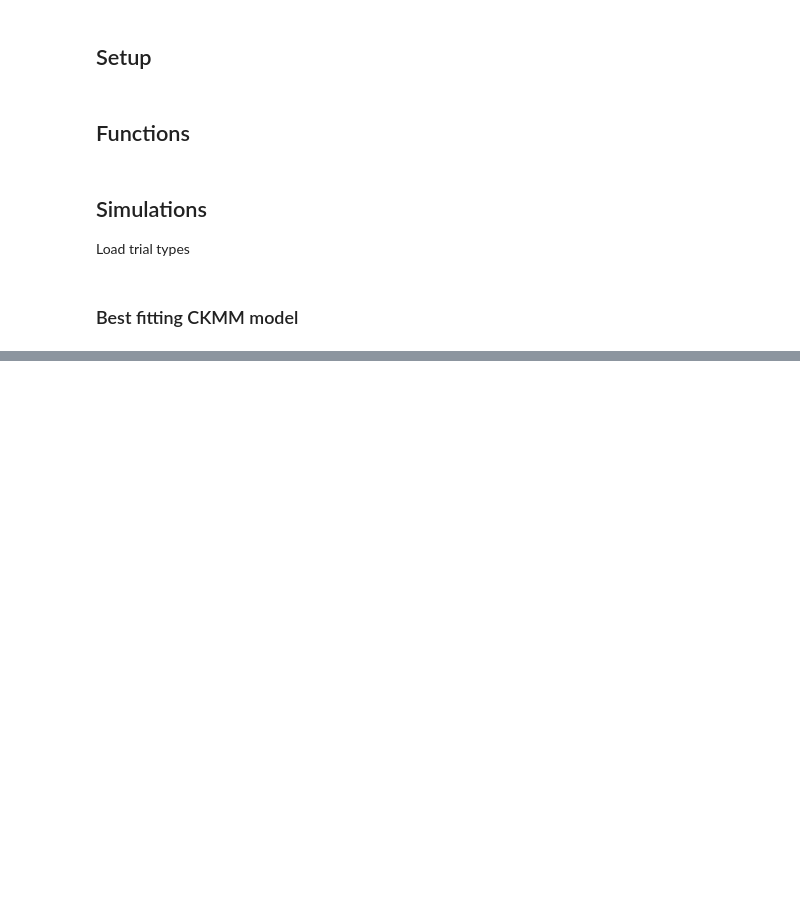
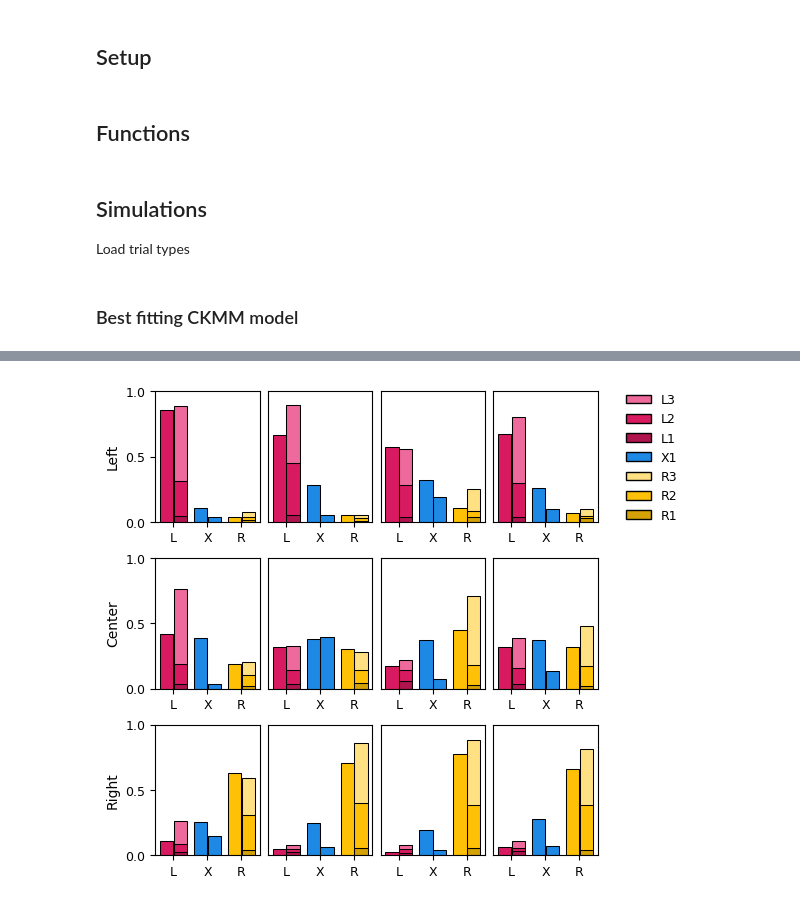
Before and after one commit to katie-warburton/Sequence-Effects-in-Hierarchical-Category-Systems, a Jupyter notebook: Order Effect Simulations.ipynb, the cells around one changed output, grey strips where cells are left out. Cells and saved outputs as stored; diff of their text form; code cells hidden in the pictures; blank space fills up the shorter version.

```diff
--- a/Order Effect Simulations.ipynb
+++ b/Order Effect Simulations.ipynb
@@ -188,0 +214,83 @@ Right    0.142   0.063     0.101
+# %%
+lev2_df = df_sm[df_sm['DEPTH'] == 2]
+L_colors = ['#B0144E', '#D81B60', '#EE6A9C']
+R_colors = ['#D4A106', '#FFC107', '#FFE082']
+
+lev3_df = copy.deepcopy(df_sm_full[df_sm_full['DEPTH'] == 3])
+lev3_df['PROP_L1'] = lev3_df[lev3_df[ITEMS] == 'L1'].count(axis=1)/9
+lev3_df['PROP_L2'] = lev3_df[lev3_df[ITEMS] == 'L2'].count(axis=1)/9
+lev3_df['PROP_L3'] = lev3_df[lev3_df[ITEMS] == 'L3'].count(axis=1)/9
+lev3_df['PROP_X1'] = lev3_df[lev3_df[ITEMS] == 'X1'].count(axis=1)/9
+lev3_df['PROP_R1'] = lev3_df[lev3_df[ITEMS] == 'R1'].count(axis=1)/9
+lev3_df['PROP_R2'] = lev3_df[lev3_df[ITEMS] == 'R2'].count(axis=1)/9
+lev3_df['PROP_R3'] = lev3_df[lev3_df[ITEMS] == 'R3'].count(axis=1)/9
+
+fig, axes = plt.subplots(3, 4, figsize=(5, 5), constrained_layout=True)
+grouped_df = lev3_df.groupby(['LOC', 'ORDER']).mean(numeric_only=True).reset_index()
+
+lev2_df = lev2_df.groupby(['LOC', 'ORDER']).mean(numeric_only=True).reset_index()
+orders = ['Forward', 'Middle', 'Backward', 'All at once']
+locations = ['Left', 'Center', 'Right', 'Overall']
+for i in range(3):
+    for j in range(4):
+            ax = axes[i, j]
+            ax.tick_params(axis='both', which='major', labelsize=9)
+            order = orders[j].lower()[0]
+            loc = locations[i][0]
+            vals = grouped_df[
+                (grouped_df['LOC'] == loc) & (grouped_df['ORDER'] == order)
+            ][[
+                'PROP_L1', 'PROP_L2', 'PROP_L3','PROP_X1','PROP_R1', 'PROP_R2', 'PROP_R3'
+            ]].values[0]
+
+            y = lev2_df[(lev2_df['LOC'] == loc) & (lev2_df['ORDER'] == order)][['PROP_L', 'PROP_X', 'PROP_R']].values[0]
+            # x positions
+            x_labels = ['L', 'X', 'R']
+            x_pos = range(len(x_labels))
+
+            # ---- stacked L ----
+            ax.bar(x_pos[0]+0.2, vals[0], color=L_colors[0], edgecolor='black', width=0.39, linewidth=0.75)
+            ax.bar(x_pos[0]+0.2, vals[1], bottom=vals[0], color=L_colors[1], edgecolor='black', width=0.39, linewidth=0.75)
+            ax.bar(x_pos[0]+0.2, vals[2], bottom=vals[0] + vals[1], color=L_colors[2], edgecolor='black', width=0.39, linewidth=0.75)
+
+            ax.bar(x_pos[0]-0.2, y[0], color='#D81B60', edgecolor='black', width=0.39, linewidth=0.75)
+
+            ax.bar(x_pos[1]+0.2, vals[3], color='#1E88E5', edgecolor='black', width=0.39, linewidth=0.75)
+            ax.bar(x_pos[1]-0.2, y[1], color='#1E88E5', edgecolor='black', width=0.39, linewidth=0.75)
+
+
+            ax.bar(x_pos[2]+0.2, vals[4], color=R_colors[0], edgecolor='black', width=0.39, linewidth=0.75)
+            ax.bar(x_pos[2]+0.2, vals[5], bottom=vals[4], color=R_colors[1], edgecolor='black', width=0.39, linewidth=0.75)
+            ax.bar(x_pos[2]+0.2, vals[6], bottom=vals[4] + vals[5], color=R_colors[2], edgecolor='black', width=0.39, linewidth=0.75)
+
+            ax.bar(x_pos[2]-0.2, y[2], color='#FFC107', edgecolor='black', width=0.39, linewidth=0.75)
+
+            ax.set_xticks(x_pos)
+            ax.set_xticklabels(x_labels)
+            if j == 0:
+                ax.set_ylabel(f'{locations[i]}', fontsize=10)
+                ax.set_yticks([0.0, 0.5, 1.0])
+            else:
+                ax.set_yticks([])
+            ax.set_ylim(0, 1)
+
+
+legend_elements = [
+    Patch(facecolor='#EE6A9C', edgecolor='black', label='L3'),
+    Patch(facecolor='#D81B60', edgecolor='black', label='L2'),
+    Patch(facecolor='#B0144E', edgecolor='black', label='L1'),
+    Patch(facecolor='#1E88E5', edgecolor='black', label='X1'),
+    Patch(facecolor='#FFE082', edgecolor='black', label='R3'),
+    Patch(facecolor='#FFC107', edgecolor='black', label='R2'),
+    Patch(facecolor='#D4A106', edgecolor='black', label='R1'),
+]
+
+fig.legend(
+    handles=legend_elements,
+    loc='upper center',
+    ncol=1,
+    fontsize=9,
+    frameon=False,
+    bbox_to_anchor=(1.1, 1)
+)
+# %% [output]
@@ -188,0 +298 @@ Right    0.142   0.063     0.101
+[figure, added]
```
Also changed, not shown: parts of 14 cells of this notebook, 12 other files.
